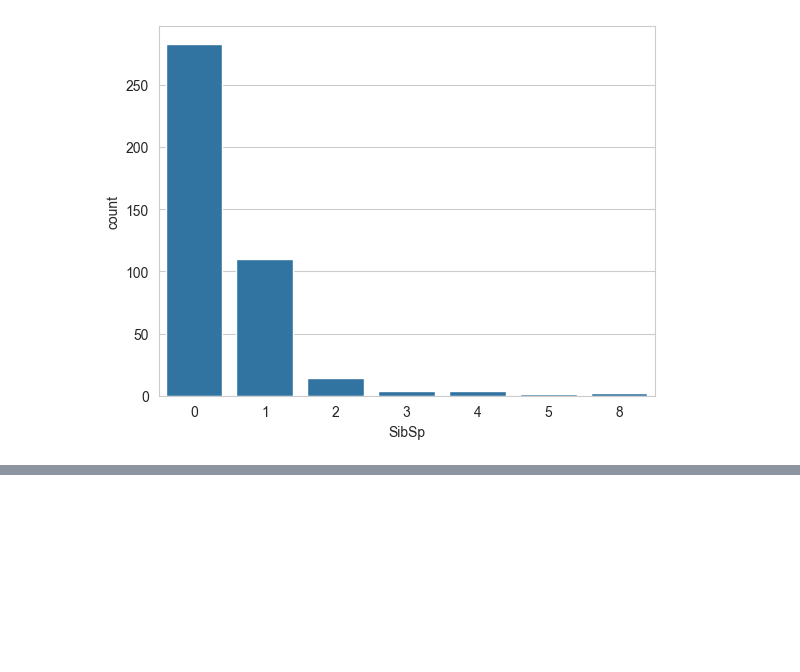
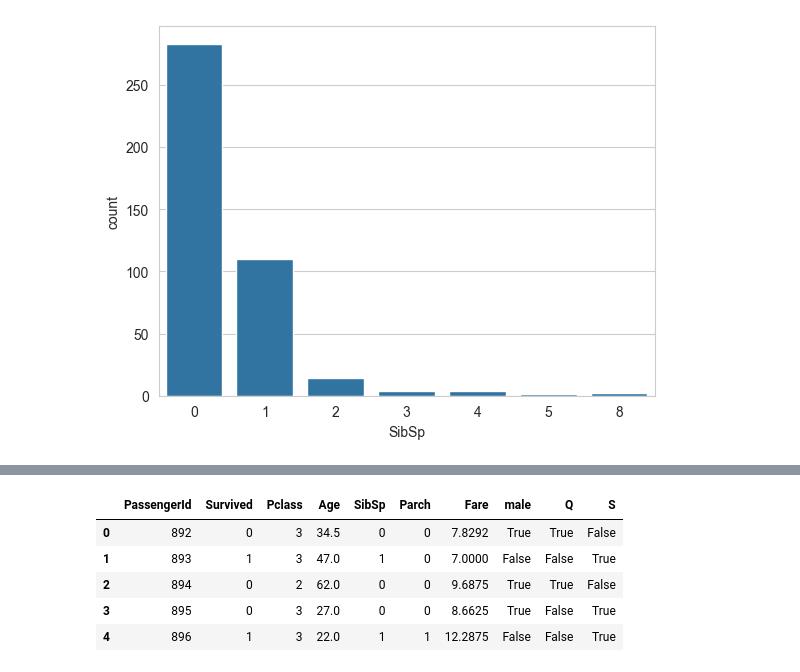
Before and after one commit to anshuc1440/EDA, a Jupyter notebook: EDA_of_Titanic_Dataset/EDA.ipynb, the cells around one changed output, grey strips where cells are left out. Cells and saved outputs as stored; diff of their text form; code cells hidden in the pictures; blank space fills up the shorter version.

```diff
--- a/EDA_of_Titanic_Dataset/EDA.ipynb
+++ b/EDA_of_Titanic_Dataset/EDA.ipynb
@@ -92,0 +136,2 @@ sns.countplot(x='SibSp',data=train)
+# %%
+train.drop('Cabin',axis=1,inplace=True)
@@ -92,0 +181,6 @@ sns.countplot(x='SibSp',data=train)
+# %%
+sex = pd.get_dummies(train['Sex'],drop_first=True)
+embark = pd.get_dummies(train['Embarked'],drop_first=True)
+# %%
+train.drop(['Sex','Embarked','Name','Ticket'],axis=1,inplace=True)
+train.head()
@@ -92,0 +194,11 @@ sns.countplot(x='SibSp',data=train)
+# %%
+train = pd.concat([train,sex,embark],axis=1)
+# %%
+train.head()
+# %% [output]
+|  | PassengerId | Survived | Pclass | Age | SibSp | Parch | Fare | male | Q | S |
+| 0 | 892 | 0 | 3 | 34.5 | 0 | 0 | 7.8292 | True | True | False |
+| 1 | 893 | 1 | 3 | 47.0 | 1 | 0 | 7.0000 | False | False | True |
+| 2 | 894 | 0 | 2 | 62.0 | 0 | 0 | 9.6875 | True | True | False |
+| 3 | 895 | 0 | 3 | 27.0 | 0 | 0 | 8.6625 | True | False | True |
+| 4 | 896 | 1 | 3 | 22.0 | 1 | 1 | 12.2875 | False | False | True |
```
Also changed, not shown: parts of 31 cells of this notebook.
